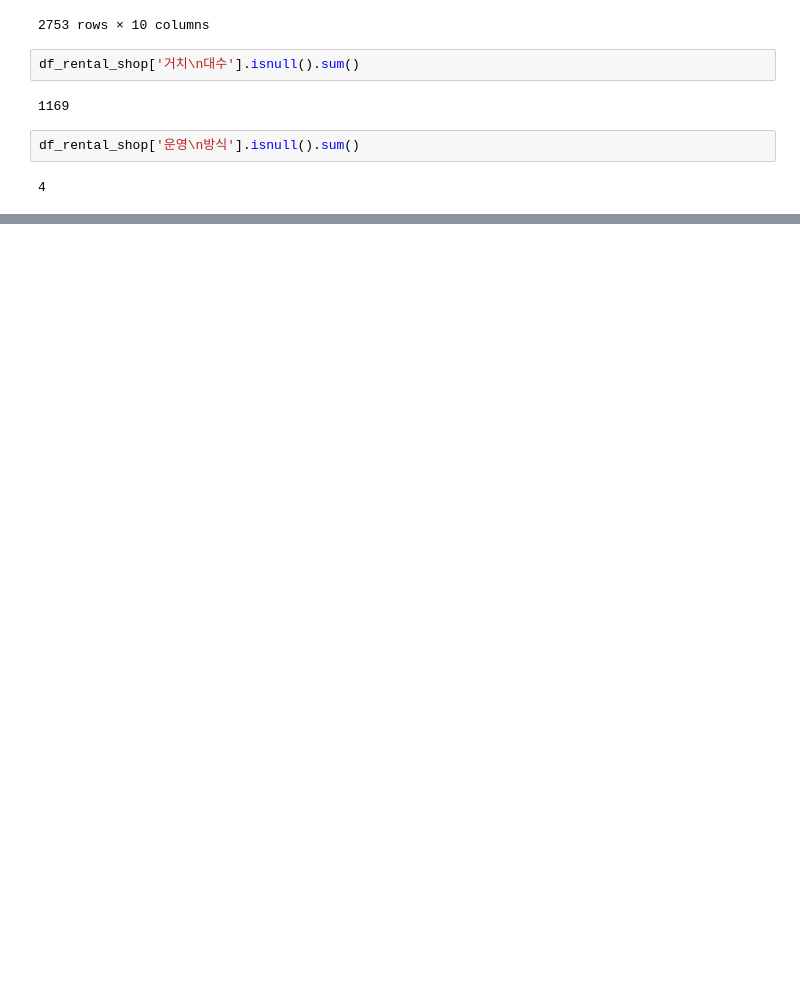
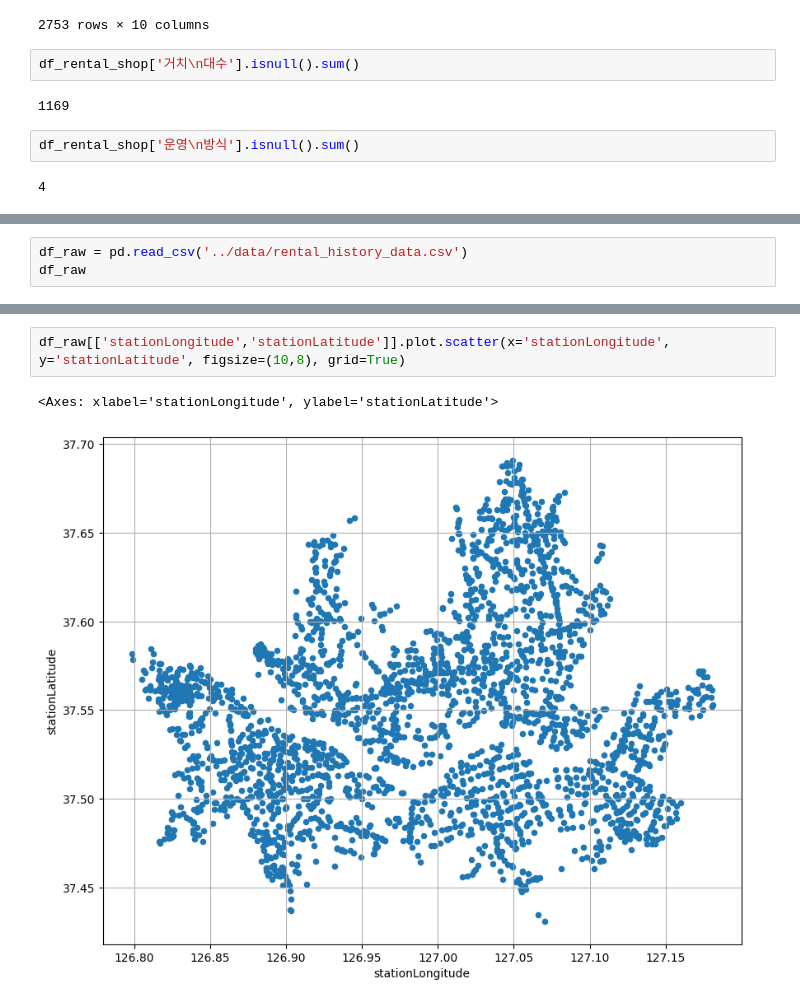
Before and after one commit to Minsoo0405/wanted-pre-onboarding-challenge-data, a Jupyter notebook: Data_Challenge_Project/code/data_load.ipynb, the cells around one changed output, grey strips where cells are left out. Cells and saved outputs as stored; diff of their text form; blank space fills up the shorter version.

```diff
--- a/Data_Challenge_Project/code/data_load.ipynb
+++ b/Data_Challenge_Project/code/data_load.ipynb
@@ -269,0 +455,3 @@ df_rental_shop['운영\n방식'].isnull().sum()
+# %%
+df_raw = pd.read_csv('../data/rental_history_data.csv')
+df_raw
@@ -269,0 +472,5 @@ df_rental_shop['운영\n방식'].isnull().sum()
+# %%
+df_raw[['stationLongitude','stationLatitude']].plot.scatter(x='stationLongitude', y='stationLatitude', figsize=(10,8), grid=True)
+# %% [output]
+<Axes: xlabel='stationLongitude', ylabel='stationLatitude'>
+[figure, added]
```
Also changed, not shown: parts of 30 cells of this notebook.
